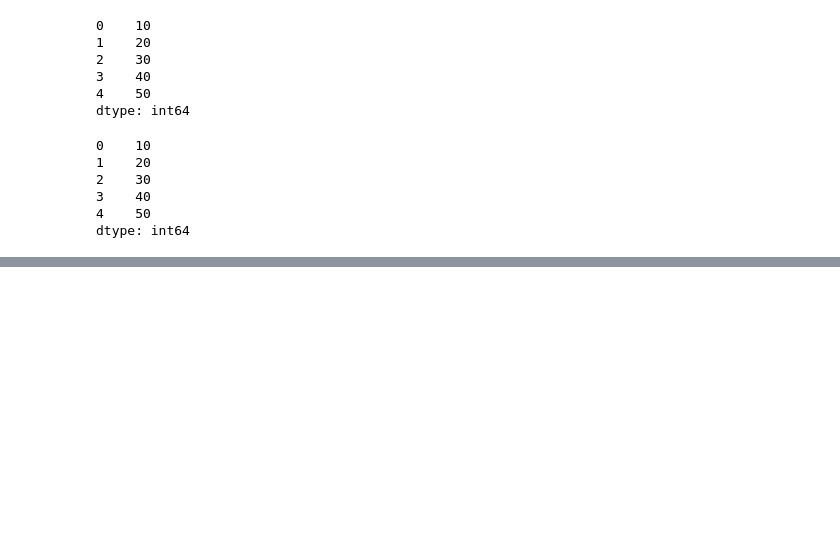
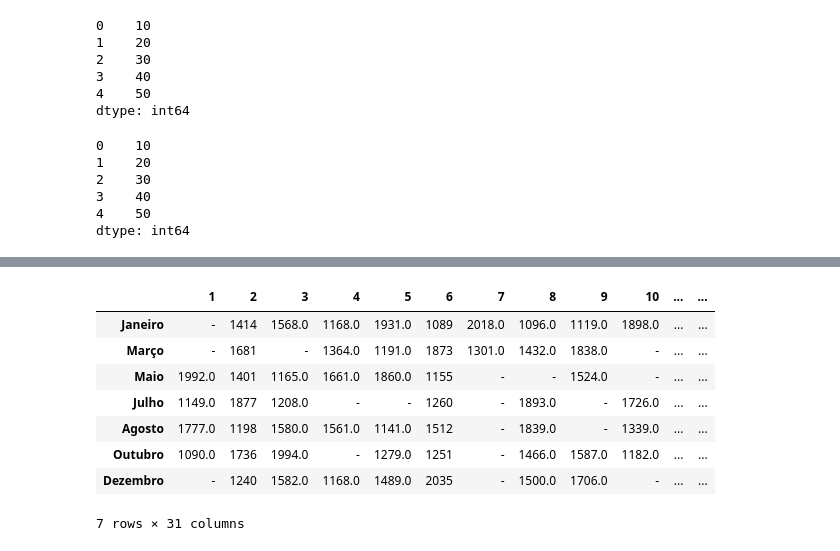
Before and after one commit to luhcrodrigues/Estudos_Python, a Jupyter notebook: Pandas.ipynb, the cells around one changed output, grey strips where cells are left out. Saved outputs shown, nothing was run; the diff lists cells and outputs as text; code cells hidden in the pictures; blank space fills up the shorter version.

```diff
--- a/Pandas.ipynb
+++ b/Pandas.ipynb
@@ -60,0 +385,14 @@ dtype: int64
+# %%
+#fillna faz o preenchimento de nulos por qualquer coisa que foir adicionada no parâmetro
+#traz os valores so maiores que mil
+df4[df4>1000].fillna('-')
+# %% [output]
+|  | 1 | 2 | 3 | 4 | 5 | 6 | 7 | 8 | 9 | 10 | ... | ... |
+| Janeiro | - | 1414 | 1568.0 | 1168.0 | 1931.0 | 1089 | 2018.0 | 1096.0 | 1119.0 | 1898.0 | ... | ... |
+| Março | - | 1681 | - | 1364.0 | 1191.0 | 1873 | 1301.0 | 1432.0 | 1838.0 | - | ... | ... |
+| Maio | 1992.0 | 1401 | 1165.0 | 1661.0 | 1860.0 | 1155 | - | - | 1524.0 | - | ... | ... |
+| Julho | 1149.0 | 1877 | 1208.0 | - | - | 1260 | - | 1893.0 | - | 1726.0 | ... | ... |
+| Agosto | 1777.0 | 1198 | 1580.0 | 1561.0 | 1141.0 | 1512 | - | 1839.0 | - | 1339.0 | ... | ... |
+| Outubro | 1090.0 | 1736 | 1994.0 | - | 1279.0 | 1251 | - | 1466.0 | 1587.0 | 1182.0 | ... | ... |
+| Dezembro | - | 1240 | 1582.0 | 1168.0 | 1489.0 | 2035 | - | 1500.0 | 1706.0 | - | ... | ... |
+7 rows × 31 columns
```
Also changed, not shown: parts of 63 cells of this notebook.
